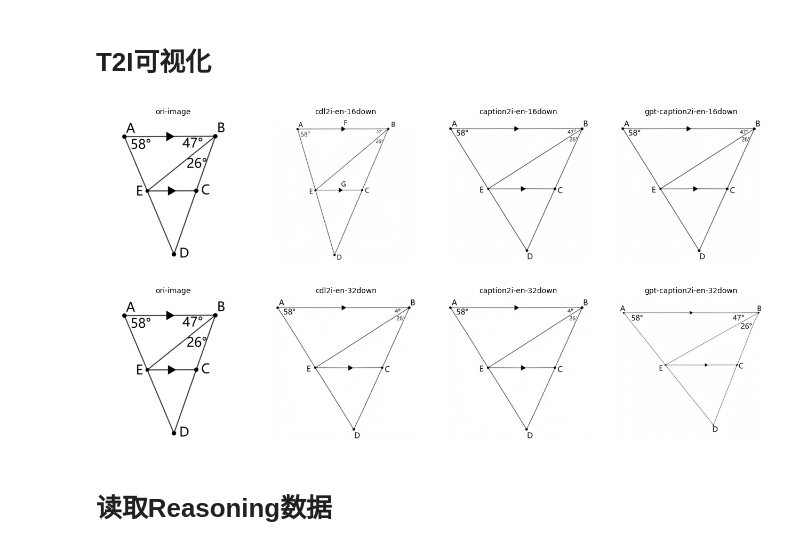
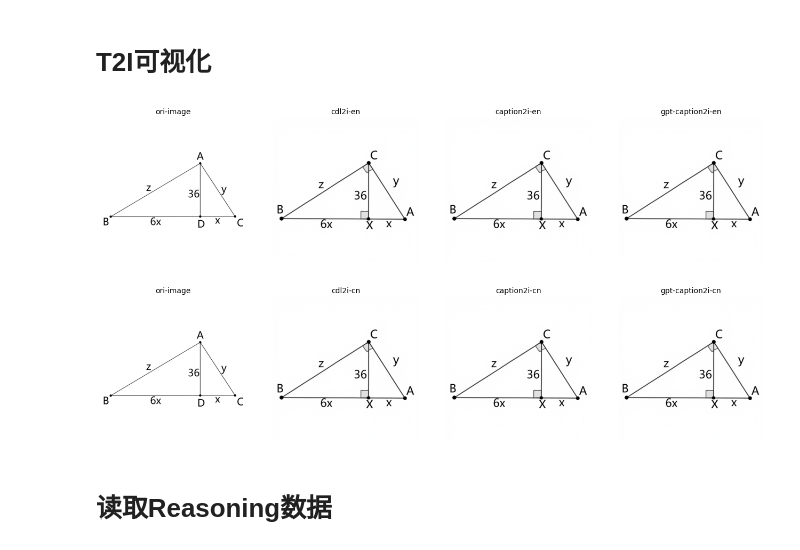
Before and after one commit to zezeze97/Geo-Show-o, a Jupyter notebook: eval/eval_vis.ipynb, the cells around one changed output. Cells and saved outputs as stored; diff of their text form; code cells hidden in the pictures.

```diff
--- a/eval/eval_vis.ipynb
+++ b/eval/eval_vis.ipynb
@@ -49,8 +49,7 @@ def crop(image, buffer=20):
     # 剪裁图像
     return image.crop((min_col, min_row, max_col, max_row))
 # %%
-predition_root_path_32down = '../outputs/model_predict/geouni-512x512-0313-32down'
-predition_root_path_16down = '../outputs/model_predict/geouni-512x512-0313-16down'
+predition_root_path = '../outputs/model_predict/geouni-512x512-0320-32down'
 gt_ori_root_path = '../data/formalgeo7k/formalgeo7k_v2/problems_withAns'
 image_root_path = '../data/formalgeo7k/formalgeo7k_v2'
 
@@ -63,44 +62,37 @@ prob_ids = list(test_info.keys())
 # %%
 prob_id = random.sample(prob_ids, 1)[0]
 image = Image.open(os.path.join(image_root_path, f'diagrams/{prob_id}.png')).convert('RGB')
 image = expand2square(crop(image), (255, 255, 255))
-# 16Dwon
-gen_img_cdl2i_cn_16down = Image.open(os.path.join(predition_root_path_16down, 'gen_imgs_cdl2i_cn', f'geouni_{prob_id}.png')).convert('RGB')
-gen_img_cdl2i_en_16down = Image.open(os.path.join(predition_root_path_16down, 'gen_imgs_cdl2i_en', f'geouni_{prob_id}.png')).convert('RGB')
-gen_imgs_caption2i_cn_16down = Image.open(os.path.join(predition_root_path_16down, 'gen_imgs_caption2i_cn', f'geouni_{prob_id}.png')).convert('RGB')
-gen_imgs_caption2i_en_16down = Image.open(os.path.join(predition_root_path_16down, 'gen_imgs_caption2i_en', f'geouni_{prob_id}.png')).convert('RGB')
-gen_imgs_gpt_caption2i_cn_16down = Image.open(os.path.join(predition_root_path_16down, 'gen_imgs_gpt_caption2i_cn', f'geouni_{prob_id}.png')).convert('RGB')
-gen_imgs_gpt_caption2i_en_16down = Image.open(os.path.join(predition_root_path_16down, 'gen_imgs_gpt_caption2i_en', f'geouni_{prob_id}.png')).convert('RGB')
 
-# 32 Down
-gen_img_cdl2i_cn_32down = Image.open(os.path.join(predition_root_path_32down, 'gen_imgs_cdl2i_cn', f'geouni_{prob_id}.png')).convert('RGB')
-gen_img_cdl2i_en_32down = Image.open(os.path.join(predition_root_path_32down, 'gen_imgs_cdl2i_en', f'geouni_{prob_id}.png')).convert('RGB')
-gen_imgs_caption2i_cn_32down = Image.open(os.path.join(predition_root_path_32down, 'gen_imgs_caption2i_cn', f'geouni_{prob_id}.png')).convert('RGB')
-gen_imgs_caption2i_en_32down = Image.open(os.path.join(predition_root_path_32down, 'gen_imgs_caption2i_en', f'geouni_{prob_id}.png')).convert('RGB')
-gen_imgs_gpt_caption2i_cn_32down = Image.open(os.path.join(predition_root_path_32down, 'gen_imgs_gpt_caption2i_cn', f'geouni_{prob_id}.png')).convert('RGB')
-gen_imgs_gpt_caption2i_en_32down = Image.open(os.path.join(predition_root_path_32down, 'gen_imgs_gpt_caption2i_en', f'geouni_{prob_id}.png')).convert('RGB')
+
+gen_img_cdl2i_cn = Image.open(os.path.join(predition_root_path, 'gen_imgs_cdl2i_cn', f'geouni_{prob_id}.png')).convert('RGB')
+gen_img_cdl2i_en = Image.open(os.path.join(predition_root_path, 'gen_imgs_cdl2i_en', f'geouni_{prob_id}.png')).convert('RGB')
+gen_imgs_caption2i_cn = Image.open(os.path.join(predition_root_path, 'gen_imgs_caption2i_cn', f'geouni_{prob_id}.png')).convert('RGB')
+gen_imgs_caption2i_en = Image.open(os.path.join(predition_root_path, 'gen_imgs_caption2i_en', f'geouni_{prob_id}.png')).convert('RGB')
+gen_imgs_gpt_caption2i_cn = Image.open(os.path.join(predition_root_path, 'gen_imgs_gpt_caption2i_cn', f'geouni_{prob_id}.png')).convert('RGB')
+gen_imgs_gpt_caption2i_en = Image.open(os.path.join(predition_root_path, 'gen_imgs_gpt_caption2i_en', f'geouni_{prob_id}.png')).convert('RGB')
 # 假设你已经有8张图片，存放在一个列表里
-images = [image, gen_img_cdl2i_en_16down, gen_imgs_caption2i_en_16down, gen_imgs_gpt_caption2i_en_16down,
-          image, gen_img_cdl2i_en_32down, gen_imgs_caption2i_en_32down, gen_imgs_gpt_caption2i_en_32down]
-captions = ["ori-image", "cdl2i-en-16down", "caption2i-en-16down", "gpt-caption2i-en-16down",
-          "ori-image", "cdl2i-en-32down", "caption2i-en-32down", "gpt-caption2i-en-32down",
+images = [image, gen_img_cdl2i_en, gen_imgs_caption2i_en, gen_imgs_gpt_caption2i_en,
+          image, gen_img_cdl2i_cn, gen_imgs_caption2i_cn, gen_imgs_gpt_caption2i_cn]
+captions = ["ori-image", "cdl2i-en", "caption2i-en", "gpt-caption2i-en",
+          "ori-image", "cdl2i-cn", "caption2i-cn", "gpt-caption2i-cn",
 ]
 
 # 创建一个2x4的图像网格
 fig, axes = plt.subplots(2, 4, figsize=(16, 8))  # 设置图像大小
 axes = axes.flatten()  # 将 2x4 的数组展平
 
 # 绘制每张图像并添加caption
 for i, ax in enumerate(axes):
     ax.imshow(images[i])  # 显示图像
     ax.set_title(captions[i], fontsize=10)  # 设置标题
     ax.axis('off')  # 关闭坐标轴
 
 # 调整子图之间的间距
 plt.subplots_adjust(hspace=0.2, wspace=0.2)
 plt.show()
 # %% [output]
-[figure, old version]
+[figure, new version]
 # %% [markdown]
 # 读取Reasoning数据
 # %%
```
Also changed, not shown: parts of 3 cells of this notebook, 6 other files.
